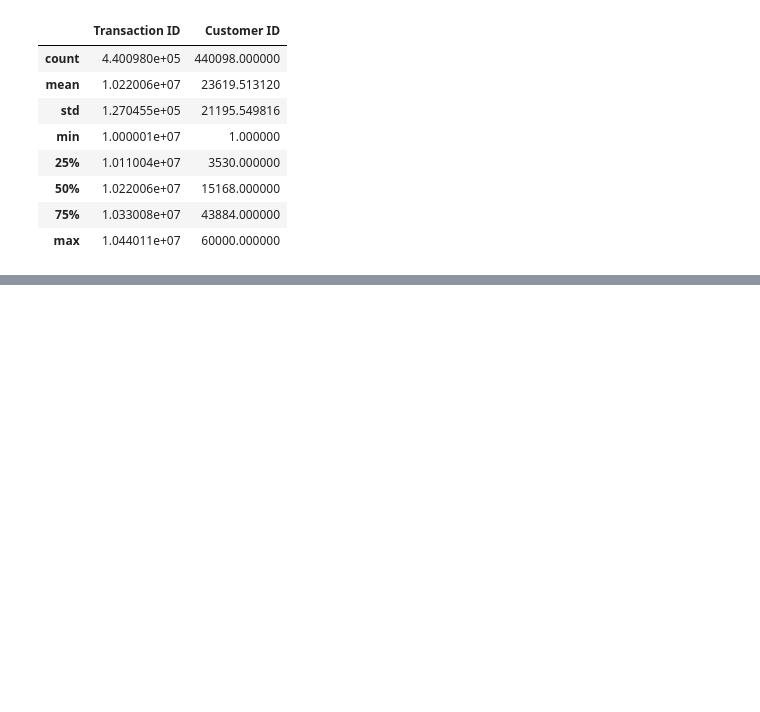
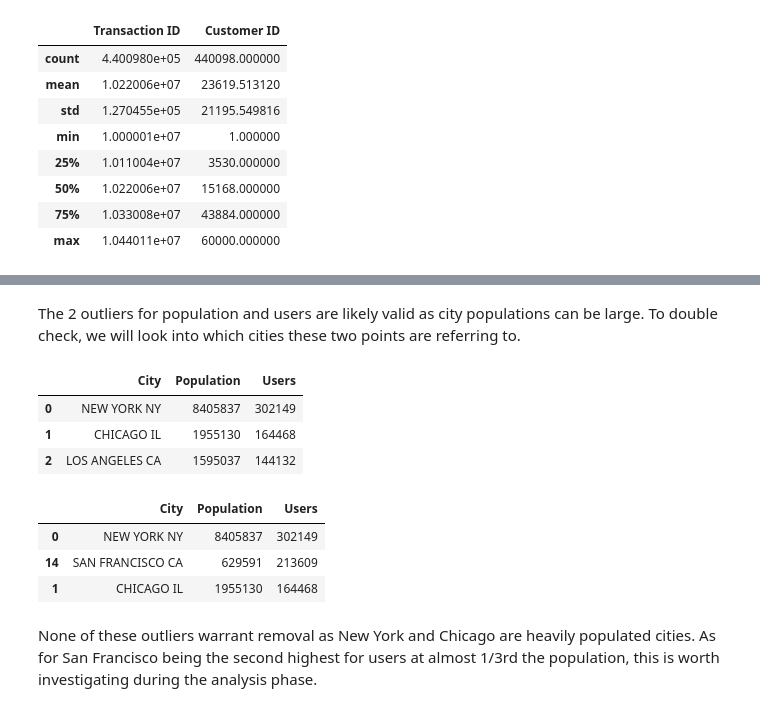
Before and after one commit to matthewiversen/data-glacier-internship, a Jupyter notebook: week-2/notebook.ipynb, the cells around one changed output, grey strips where cells are left out. Saved outputs shown, nothing was run; the diff lists cells and outputs as text; code cells hidden in the pictures; blank space fills up the shorter version.

```diff
--- a/week-2/notebook.ipynb
+++ b/week-2/notebook.ipynb
@@ -205,0 +365,22 @@ High-level Observations and Insights On Transaction Dataset\
+# %% [markdown]
+The 2 outliers for population and users are likely valid as city populations can be large. To double check, we will look into which cities these two points are referring to.
+# %%
+# Highest Population Cities
+top_population = city_data.sort_values(by="Population", ascending=False).head(3)
+
+# Highest Users Cities
+top_users = city_data.sort_values(by="Users", ascending=False).head(3)
+
+display(top_population)
+display(top_users)
+# %% [output]
+|  | City | Population | Users |
+| 0 | NEW YORK NY | 8405837 | 302149 |
+| 1 | CHICAGO IL | 1955130 | 164468 |
+| 2 | LOS ANGELES CA | 1595037 | 144132 |
+|  | City | Population | Users |
+| 0 | NEW YORK NY | 8405837 | 302149 |
+| 14 | SAN FRANCISCO CA | 629591 | 213609 |
+| 1 | CHICAGO IL | 1955130 | 164468 |
+# %% [markdown]
+None of these outliers warrant removal as New York and Chicago are heavily populated cities. As for San Francisco being the second highest for users at almost 1/3rd the population, this is worth investigating during the analysis phase.
```
Also changed, not shown: parts of 11 cells of this notebook.
